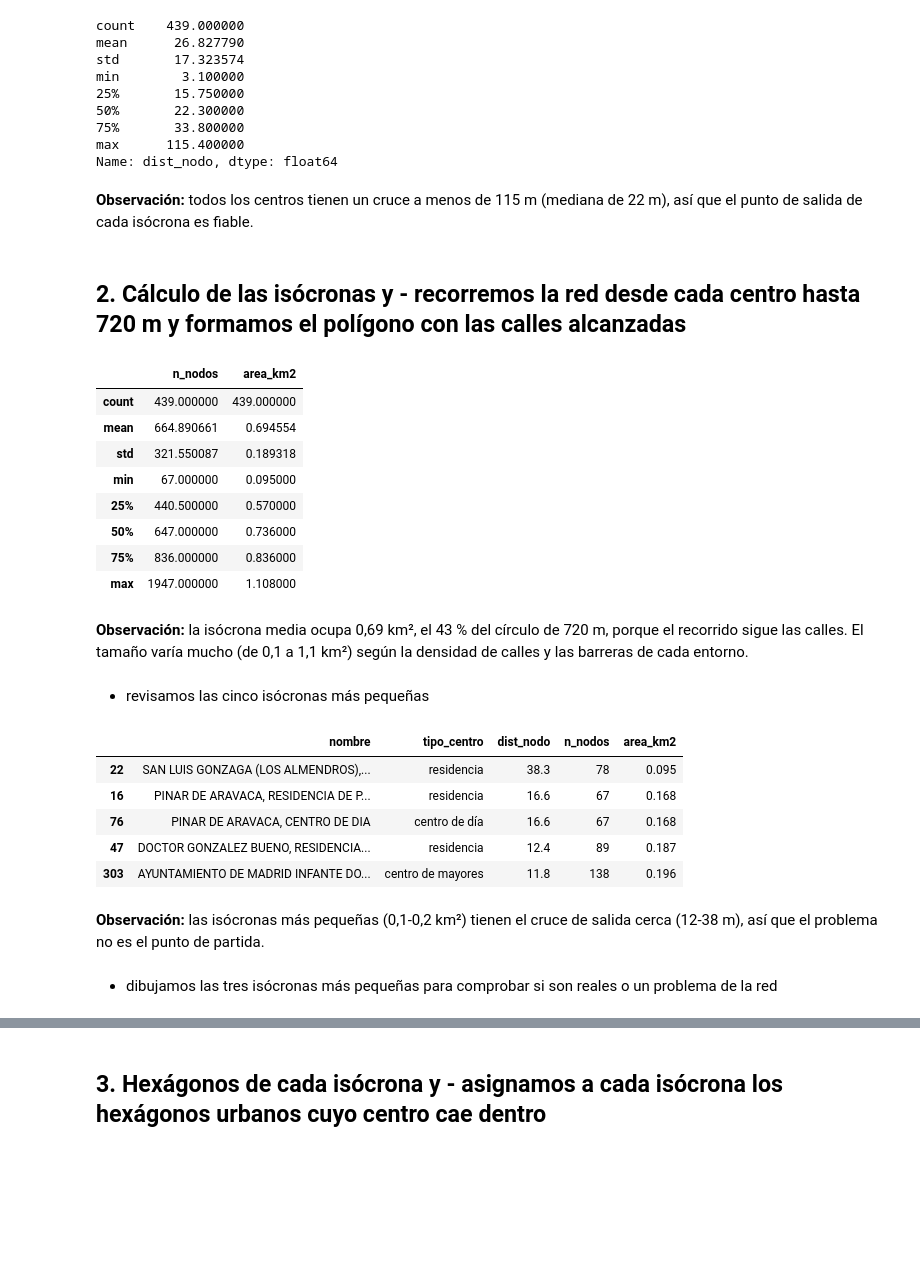
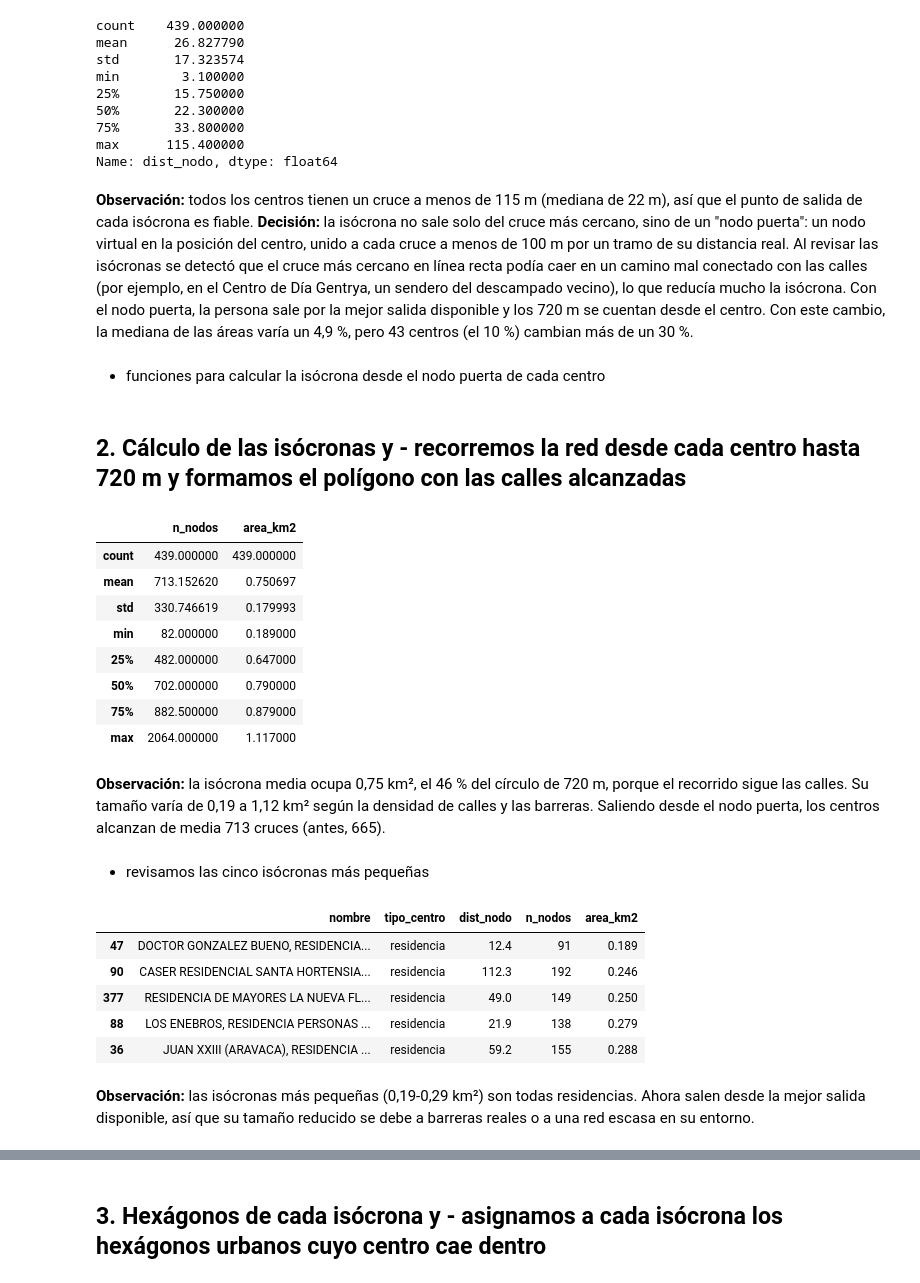
Before and after one commit to Juancarlosdelmarlostanau/calor-mayores-madrid, a Jupyter notebook: notebooks/isocronas.ipynb, the cells around one changed output, grey strips where cells are left out. Cells and saved outputs as stored; diff of their text form; code cells hidden in the pictures; blank space fills up the shorter version.

```diff
--- a/notebooks/isocronas.ipynb
+++ b/notebooks/isocronas.ipynb
@@ -25,6 +25,7 @@ VELOCIDAD = 0.8
 MINUTOS = 15
 DISTANCIA_MAXIMA = VELOCIDAD * MINUTOS * 60
 MARGEN_CALLE = 25
+RADIO_SALIDA = 100
 
 print("Distancia máxima:", DISTANCIA_MAXIMA, "m")
 # %% [output]
@@ -77,53 +79,75 @@ max      115.400000
 Name: dist_nodo, dtype: float64
 # %% [markdown]
 **Observación:** todos los centros tienen un cruce a menos de 115 m (mediana de 22 m), así que el punto de salida de cada isócrona es fiable.
+**Decisión:** la isócrona no sale solo del cruce más cercano, sino de un "nodo puerta": un nodo virtual en la posición del centro, unido a cada cruce a menos de 100 m por un tramo de su distancia real. Al revisar las isócronas se detectó que el cruce más cercano en línea recta podía caer en un camino mal conectado con las calles (por ejemplo, en el Centro de Día Gentrya, un sendero del descampado vecino), lo que reducía mucho la isócrona. Con el nodo puerta, la persona sale por la mejor salida disponible y los 720 m se cuentan desde el centro. Con este cambio, la mediana de las áreas varía un 4,9 %, pero 43 centros (el 10 %) cambian más de un 30 %.
+# %% [markdown]
+- funciones para calcular la isócrona desde el nodo puerta de cada centro
+# %%
+def nodos_de_salida(punto):
+    """Devuelve los cruces a menos de RADIO_SALIDA m del centro; si no hay ninguno, el más cercano."""
+    posiciones = nodos.sindex.query(punto.buffer(RADIO_SALIDA), predicate="intersects")
+    if len(posiciones) == 0:
+        return [ox.distance.nearest_nodes(red, X=punto.x, Y=punto.y)]
+    return list(nodos.index[posiciones])
+
+
+def calcular_isocrona(punto, peso):
+    """Devuelve el polígono de las calles alcanzadas desde la puerta del centro y el nº de cruces alcanzados."""
+    salidas = nodos_de_salida(punto)
+    red.add_node("puerta")
+    for nodo in salidas:
+        distancia = punto.distance(nodos.loc[nodo, "geometry"])
+        red.add_edge("puerta", nodo, **{peso: distancia})
+
+    alcanzados = nx.single_source_dijkstra_path_length(red, "puerta", cutoff=DISTANCIA_MAXIMA, weight=peso)
+    red.remove_node("puerta")
+
+    tramos_alcanzados = tramos[
+        tramos.index.get_level_values("u").isin(alcanzados) &
+        tramos.index.get_level_values("v").isin(alcanzados)
+    ]
+    return tramos_alcanzados.buffer(MARGEN_CALLE).union_all(), len(alcanzados) - 1
 # %% [markdown]
 ## 2. Cálculo de las isócronas y - recorremos la red desde cada centro hasta 720 m y formamos el polígono con las calles alcanzadas
 # %%
 poligonos = []
 n_nodos = []
 
-for nodo in centros["nodo"]:
-    alcanzados = nx.single_source_dijkstra_path_length(red, nodo, cutoff=DISTANCIA_MAXIMA, weight="length")
-    tramos_alcanzados = tramos[
-        tramos.index.get_level_values("u").isin(alcanzados) &
-        tramos.index.get_level_values("v").isin(alcanzados)
-    ]
-    poligonos.append(tramos_alcanzados.buffer(MARGEN_CALLE).union_all())
-    n_nodos.append(len(alcanzados))
+for punto in centros.geometry:
+    poligono, n_alcanzados = calcular_isocrona(punto, "length")
+    poligonos.append(poligono)
+    n_nodos.append(n_alcanzados)
 
 isocronas = gpd.GeoDataFrame(
     centros[["codigo", "nombre", "tipo_centro", "plazas", "dist_nodo"]].copy(),
     geometry=poligonos,
     crs=CRS_PROYECTO
 )
 isocronas["n_nodos"] = n_nodos
 isocronas["area_km2"] = (isocronas.area / 1_000_000).round(3)
 isocronas[["n_nodos", "area_km2"]].describe()
 # %% [output]
 |  | n_nodos | area_km2 |
 | count | 439.000000 | 439.000000 |
-| mean | 664.890661 | 0.694554 |
-| std | 321.550087 | 0.189318 |
-| min | 67.000000 | 0.095000 |
-| 25% | 440.500000 | 0.570000 |
-| 50% | 647.000000 | 0.736000 |
-| 75% | 836.000000 | 0.836000 |
-| max | 1947.000000 | 1.108000 |
+| mean | 713.152620 | 0.750697 |
+| std | 330.746619 | 0.179993 |
+| min | 82.000000 | 0.189000 |
+| 25% | 482.000000 | 0.647000 |
+| 50% | 702.000000 | 0.790000 |
+| 75% | 882.500000 | 0.879000 |
+| max | 2064.000000 | 1.117000 |
 # %% [markdown]
-**Observación:** la isócrona media ocupa 0,69 km², el 43 % del círculo de 720 m, porque el recorrido sigue las calles. El tamaño varía mucho (de 0,1 a 1,1 km²) según la densidad de calles y las barreras de cada entorno.
+**Observación:** la isócrona media ocupa 0,75 km², el 46 % del círculo de 720 m, porque el recorrido sigue las calles. Su tamaño varía de 0,19 a 1,12 km² según la densidad de calles y las barreras. Saliendo desde el nodo puerta, los centros alcanzan de media 713 cruces (antes, 665).
 # %% [markdown]
 - revisamos las cinco isócronas más pequeñas
 # %%
 isocronas.nsmallest(5, "area_km2")[["nombre", "tipo_centro", "dist_nodo", "n_nodos", "area_km2"]]
 # %% [output]
 |  | nombre | tipo_centro | dist_nodo | n_nodos | area_km2 |
-| 22 | SAN LUIS GONZAGA (LOS ALMENDROS),... | residencia | 38.3 | 78 | 0.095 |
-| 16 | PINAR DE ARAVACA, RESIDENCIA DE P... | residencia | 16.6 | 67 | 0.168 |
-| 76 | PINAR DE ARAVACA, CENTRO DE DIA | centro de día | 16.6 | 67 | 0.168 |
-| 47 | DOCTOR GONZALEZ BUENO, RESIDENCIA... | residencia | 12.4 | 89 | 0.187 |
-| 303 | AYUNTAMIENTO DE MADRID INFANTE DO... | centro de mayores | 11.8 | 138 | 0.196 |
+| 47 | DOCTOR GONZALEZ BUENO, RESIDENCIA... | residencia | 12.4 | 91 | 0.189 |
+| 90 | CASER RESIDENCIAL SANTA HORTENSIA... | residencia | 112.3 | 192 | 0.246 |
+| 377 | RESIDENCIA DE MAYORES LA NUEVA FL... | residencia | 49.0 | 149 | 0.250 |
+| 88 | LOS ENEBROS, RESIDENCIA PERSONAS ... | residencia | 21.9 | 138 | 0.279 |
+| 36 | JUAN XXIII (ARAVACA), RESIDENCIA ... | residencia | 59.2 | 155 | 0.288 |
 # %% [markdown]
-**Observación:** las isócronas más pequeñas (0,1-0,2 km²) tienen el cruce de salida cerca (12-38 m), así que el problema no es el punto de partida.
+**Observación:** las isócronas más pequeñas (0,19-0,29 km²) son todas residencias. Ahora salen desde la mejor salida disponible, así que su tamaño reducido se debe a barreras reales o a una red escasa en su entorno.
-# %% [markdown]
-- dibujamos las tres isócronas más pequeñas para comprobar si son reales o un problema de la red
```
Also changed, not shown: parts of 21 cells of this notebook, 14 other files.
